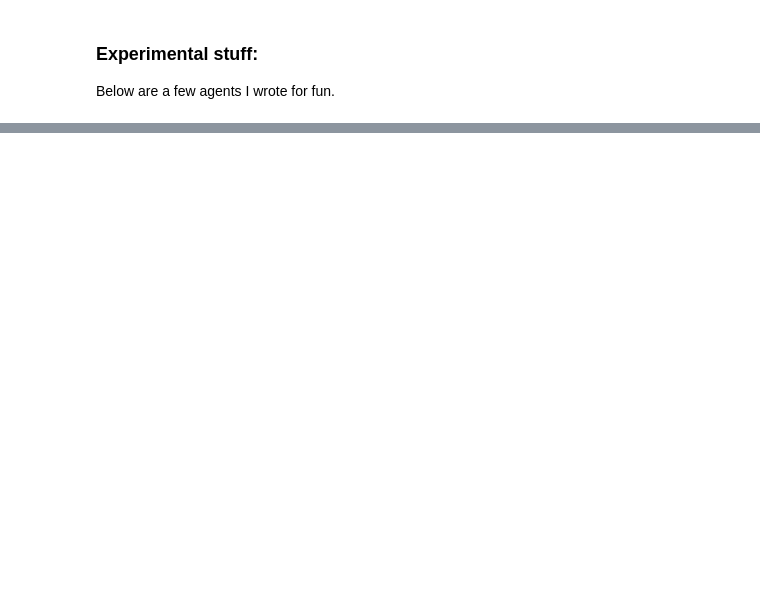
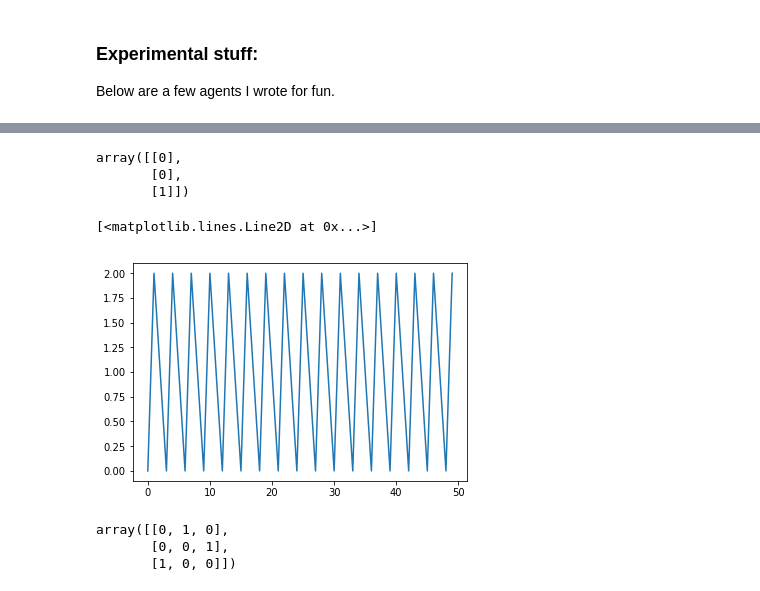
Before and after one commit to arjunbazinga/MultiArmedBandits, a Jupyter notebook: Multi-Armed-Bandits.ipynb, the cells around one changed output, grey strips where cells are left out. Saved outputs shown, nothing was run; the diff lists cells and outputs as text; code cells hidden in the pictures; blank space fills up the shorter version.

```diff
--- a/Multi-Armed-Bandits.ipynb
+++ b/Multi-Armed-Bandits.ipynb
@@ -368,0 +415,8 @@ class greedy_with_reccurence(agent):
+# %%
+n = 10000
+l = s
+ls = []
+# %%
+for i in range(n):
+    l = t.dot(l)
+    ls.append(l)
@@ -368,0 +426,22 @@ class greedy_with_reccurence(agent):
+# %%
+n = 50
+
+states = []
+# %%
+l
+# %% [output]
+array([[0],
+       [0],
+       [1]])
+# %%
+for i in range(n):
+    p = t.dot(s)
+    l = np.random.choice(p.shape[0],1,p=p.squeeze())
+    s = np.zeros_like(s)
+    s[l] = 1
+    states.append(s)
+# %%
+plt.plot([np.argmax(i) for i in states])
+# %% [output]
+[<matplotlib.lines.Line2D at 0x...>]
+[figure, added]
@@ -368,0 +489,17 @@ class greedy_with_reccurence(agent):
+# %%
+class learner:
+    def __init__(self, init, t):
+        self.t = t
+        self.init = init
+        self.current = init
+
+    def __reset__(self):
+        self.current = self.init
+
+    def step(self):
+
+        return l
+# %% [output]
+array([[0, 1, 0],
+       [0, 0, 1],
+       [1, 0, 0]])
```
Also changed, not shown: parts of 18 cells of this notebook.
